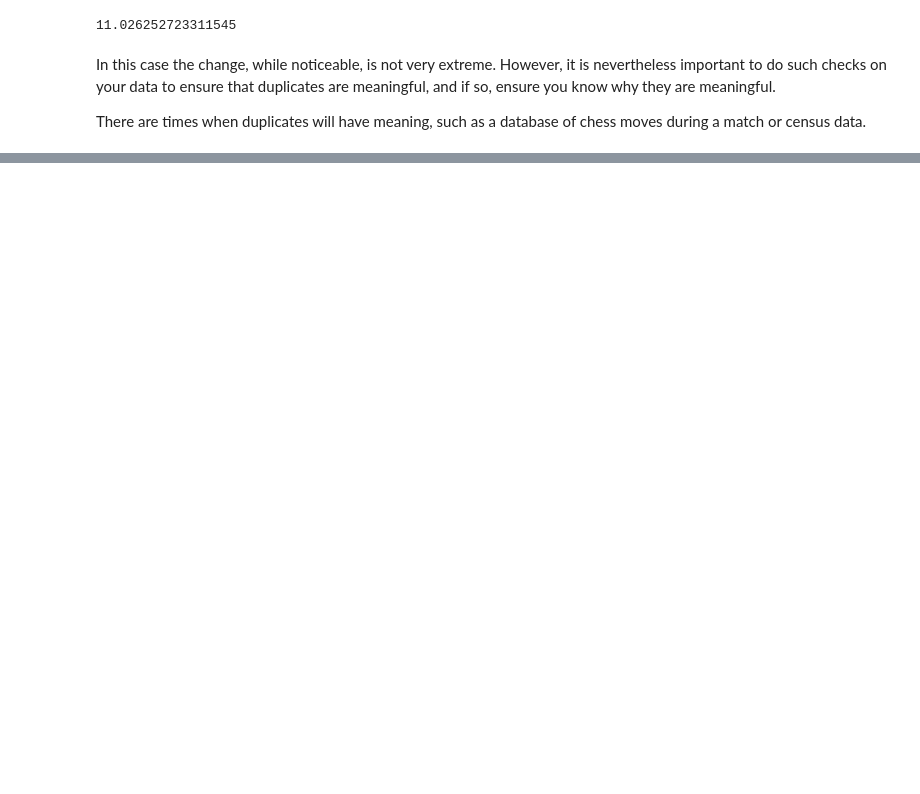
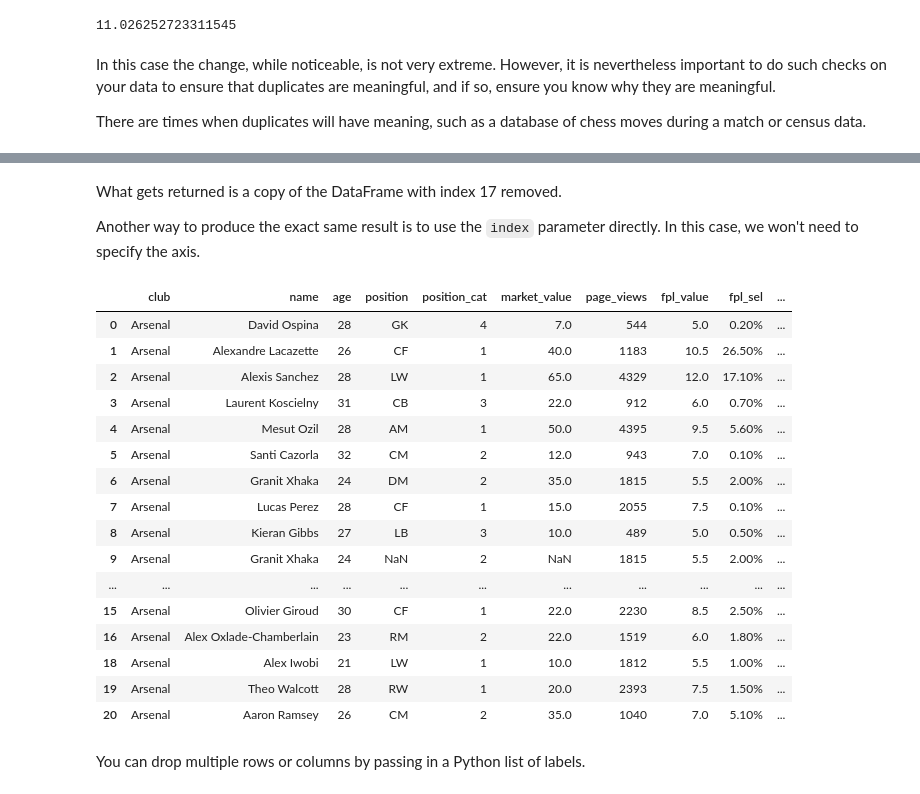
Before and after one commit to jgabunilas/pandas-bootcamp, a Jupyter notebook: Section5_DataFrames_in_Depth/Section5_DataFrames_in_Depth.ipynb, the cells around one changed output, grey strips where cells are left out. Drawn from its saved outputs; the diff is of its cells as text; code cells hidden in the pictures; blank space fills up the shorter version.

```diff
--- a/Section5_DataFrames_in_Depth/Section5_DataFrames_in_Depth.ipynb
+++ b/Section5_DataFrames_in_Depth/Section5_DataFrames_in_Depth.ipynb
@@ -1376,0 +1411,26 @@ There are times when duplicates will have meaning, such as a database of chess m
+# %% [markdown]
+What gets returned is a copy of the DataFrame with index 17 removed.
+
+Another way to produce the exact same result is to use the `index` parameter directly. In this case, we won't need to specify the axis.
+# %%
+players.drop(index = 17).head(20)
+# %% [output]
+|  | club | name | age | position | position_cat | market_value | page_views | fpl_value | fpl_sel | ... |
+| 0 | Arsenal | David Ospina | 28 | GK | 4 | 7.0 | 544 | 5.0 | 0.20% | ... |
+| 1 | Arsenal | Alexandre Lacazette | 26 | CF | 1 | 40.0 | 1183 | 10.5 | 26.50% | ... |
+| 2 | Arsenal | Alexis Sanchez | 28 | LW | 1 | 65.0 | 4329 | 12.0 | 17.10% | ... |
+| 3 | Arsenal | Laurent Koscielny | 31 | CB | 3 | 22.0 | 912 | 6.0 | 0.70% | ... |
+| 4 | Arsenal | Mesut Ozil | 28 | AM | 1 | 50.0 | 4395 | 9.5 | 5.60% | ... |
+| 5 | Arsenal | Santi Cazorla | 32 | CM | 2 | 12.0 | 943 | 7.0 | 0.10% | ... |
+| 6 | Arsenal | Granit Xhaka | 24 | DM | 2 | 35.0 | 1815 | 5.5 | 2.00% | ... |
+| 7 | Arsenal | Lucas Perez | 28 | CF | 1 | 15.0 | 2055 | 7.5 | 0.10% | ... |
+| 8 | Arsenal | Kieran Gibbs | 27 | LB | 3 | 10.0 | 489 | 5.0 | 0.50% | ... |
+| 9 | Arsenal | Granit Xhaka | 24 | NaN | 2 | NaN | 1815 | 5.5 | 2.00% | ... |
+| ... | ... | ... | ... | ... | ... | ... | ... | ... | ... | ... |
+| 15 | Arsenal | Olivier Giroud | 30 | CF | 1 | 22.0 | 2230 | 8.5 | 2.50% | ... |
+| 16 | Arsenal | Alex Oxlade-Chamberlain | 23 | RM | 2 | 22.0 | 1519 | 6.0 | 1.80% | ... |
+| 18 | Arsenal | Alex Iwobi | 21 | LW | 1 | 10.0 | 1812 | 5.5 | 1.00% | ... |
+| 19 | Arsenal | Theo Walcott | 28 | RW | 1 | 20.0 | 2393 | 7.5 | 1.50% | ... |
+| 20 | Arsenal | Aaron Ramsey | 26 | CM | 2 | 35.0 | 1040 | 7.0 | 5.10% | ... |
+# %% [markdown]
+You can drop multiple rows or columns by passing in a Python list of labels.
```
Also changed, not shown: parts of 8 cells of this notebook.
